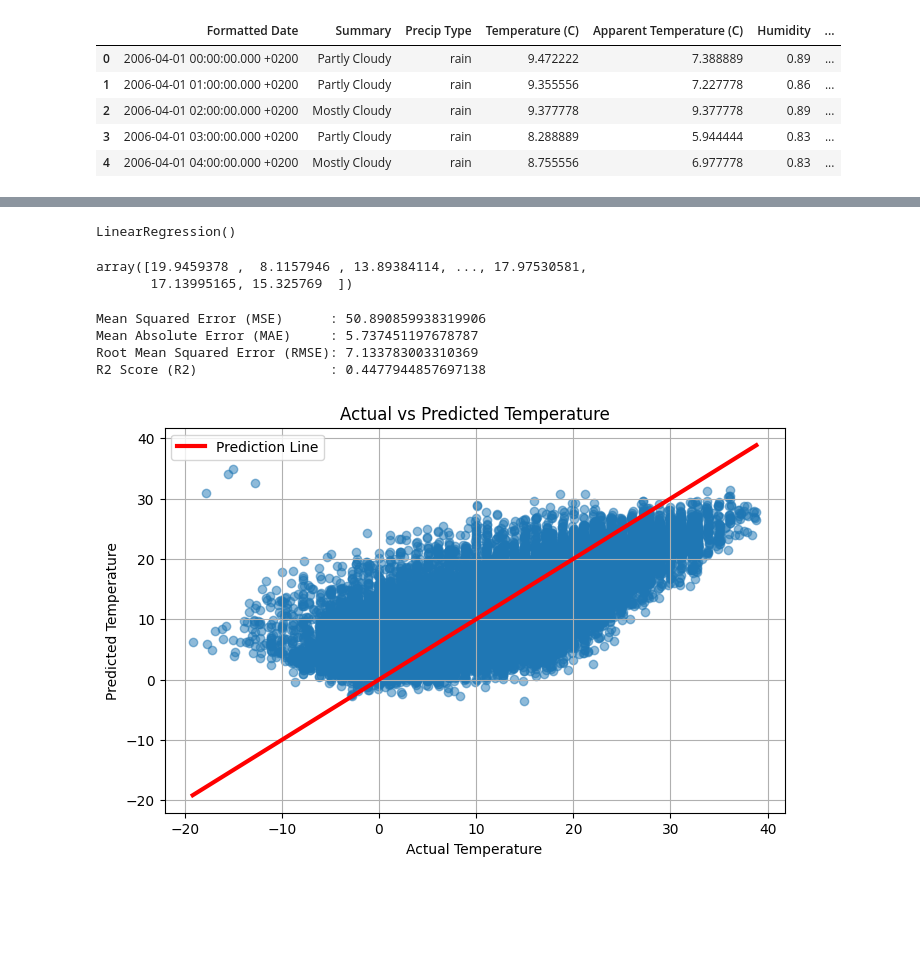
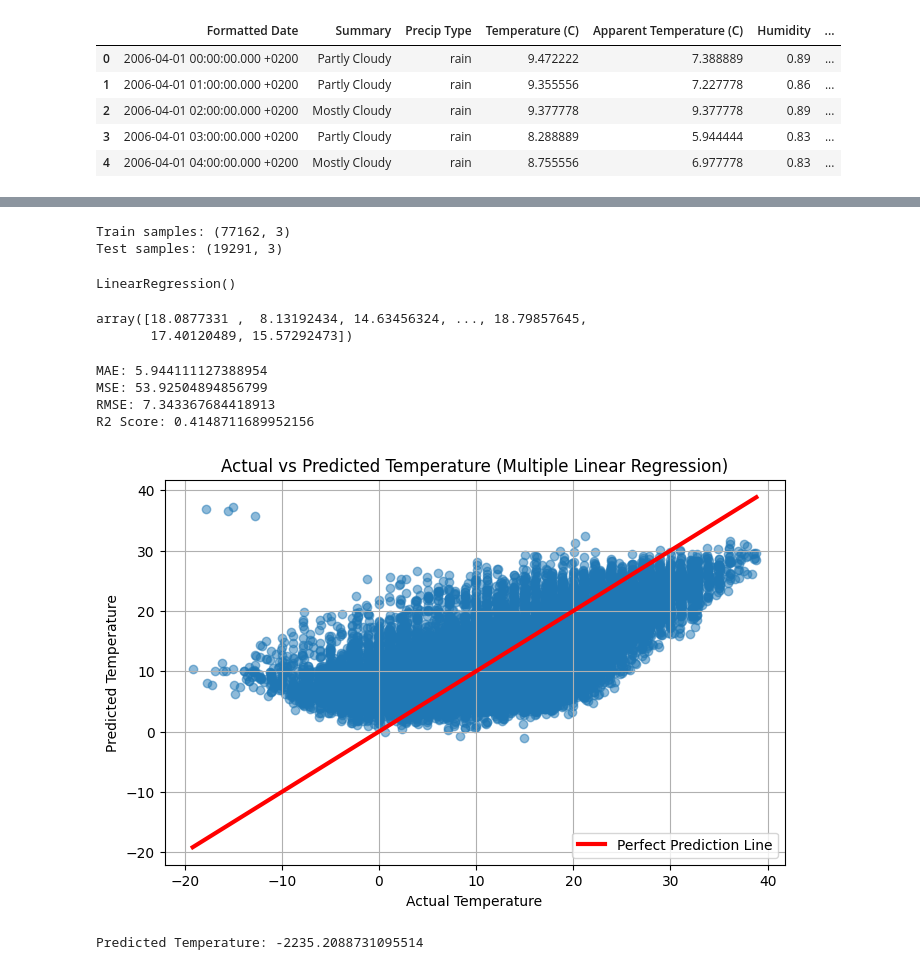
Before and after one commit to Tharanish-13/ML-Tasks, a Jupyter notebook: Day 1/whether_prediction.ipynb, the cells around one changed output, grey strips where cells are left out. Saved outputs shown, nothing was run; the diff lists cells and outputs as text; code cells hidden in the pictures; blank space fills up the shorter version.

```diff
--- a/Day 1/whether_prediction.ipynb
+++ b/Day 1/whether_prediction.ipynb
@@ -39,10 +40,18 @@ Data columns (total 12 columns):
 dtypes: float64(8), object(4)
 memory usage: 8.8+ MB
 # %%
-X = df[['Humidity', 'Wind Speed (km/h)', 'Wind Bearing (degrees)', 'Visibility (km)', 'Pressure (millibars)']]
+X = df[['Humidity', 'Wind Speed (km/h)', 'Pressure (millibars)']]
 y = df['Temperature (C)']
 # %%
-X_train, X_test, y_train, y_test = train_test_split(X, y, test_size=0.2, random_state=42)
+X_train, X_test, y_train, y_test = train_test_split(
+    X, y, test_size=0.2, random_state=42
+)
+
+print("Train samples:", X_train.shape)
+print("Test samples:", X_test.shape)
+# %% [output]
+Train samples: (77162, 3)
+Test samples: (19291, 3)
 # %%
 model = LinearRegression()
 model.fit(X_train, y_train)
@@ -53,20 +62,20 @@ y_pred = model.predict(X_test)
 # %%
 y_pred
 # %% [output]
-array([19.9459378 ,  8.1157946 , 13.89384114, ..., 17.97530581,
-       17.13995165, 15.325769  ])
+array([18.0877331 ,  8.13192434, 14.63456324, ..., 18.79857645,
+       17.40120489, 15.57292473])
 # %%
 mse = mean_squared_error(y_test, y_pred)
 mae = mean_absolute_error(y_test, y_pred)
 rmse = np.sqrt(mse)
 r2 = r2_score(y_test, y_pred)
 
-print("Mean Squared Error (MSE)      :", mse)
-print("Mean Absolute Error (MAE)     :", mae)
-print("Root Mean Squared Error (RMSE):", rmse)
-print("R2 Score (R2)                 :", r2)
+print("MAE:", mae)
+print("MSE:", mse)
+print("RMSE:", rmse)
+print("R2 Score:", r2)
 # %% [output]
-Mean Squared Error (MSE)      : 50.890859938319906
-Mean Absolute Error (MAE)     : 5.737451197678787
-Root Mean Squared Error (RMSE): 7.133783003310369
-R2 Score (R2)                 : 0.4477944857697138
+MAE: 5.944111127388954
+MSE: 53.92504894856799
+RMSE: 7.343367684418913
+R2 Score: 0.4148711689952156
@@ -75,14 +82,28 @@ X_train = np.reshape(-1, 1)
 # %%
 plt.figure(figsize=(8, 5))
 plt.scatter(y_test, y_pred, alpha=0.5)
 min_val = min(y_test.min(), y_pred.min())
 max_val = max(y_test.max(), y_pred.max())
-plt.plot([min_val, max_val], [min_val, max_val], linewidth=3, label="Prediction Line", color='red')
-plt.title("Actual vs Predicted Temperature")
+
+plt.plot([min_val, max_val], [min_val, max_val], linewidth=3, label="Perfect Prediction Line", color='red')
+
 plt.xlabel("Actual Temperature")
 plt.ylabel("Predicted Temperature")
+plt.title("Actual vs Predicted Temperature (Multiple Linear Regression)")
 plt.grid(True)
 plt.legend()
 plt.show()
 # %% [output]
-[figure, old version]
+[figure, new version]
+# %%
+new_data = pd.DataFrame({
+    "Humidity": [70],
+    "Wind Speed (km/h)": [12],
+    "Pressure (millibars)": [1010]
+})
+
+temp_pred = model.predict(new_data)
+
+print("Predicted Temperature:", temp_pred[0])
+# %% [output]
+Predicted Temperature: -2235.2088731095514
```
Also changed, not shown: parts of 2 cells of this notebook.
